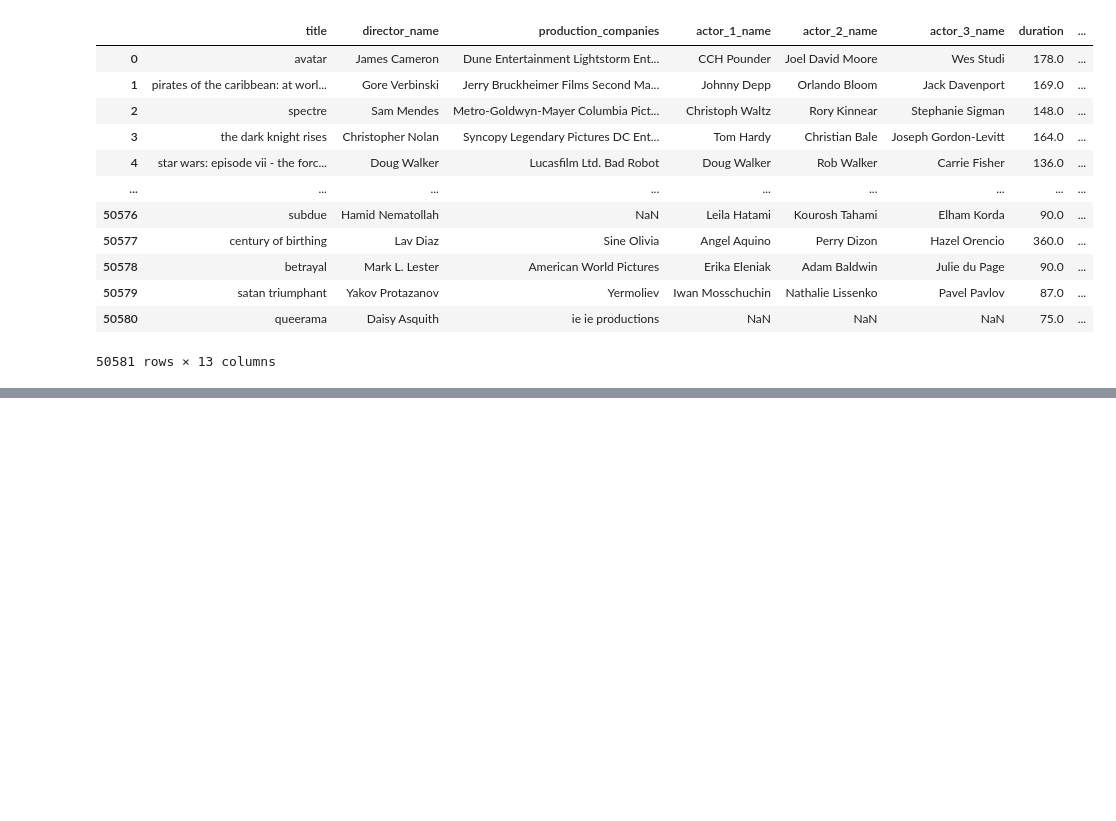
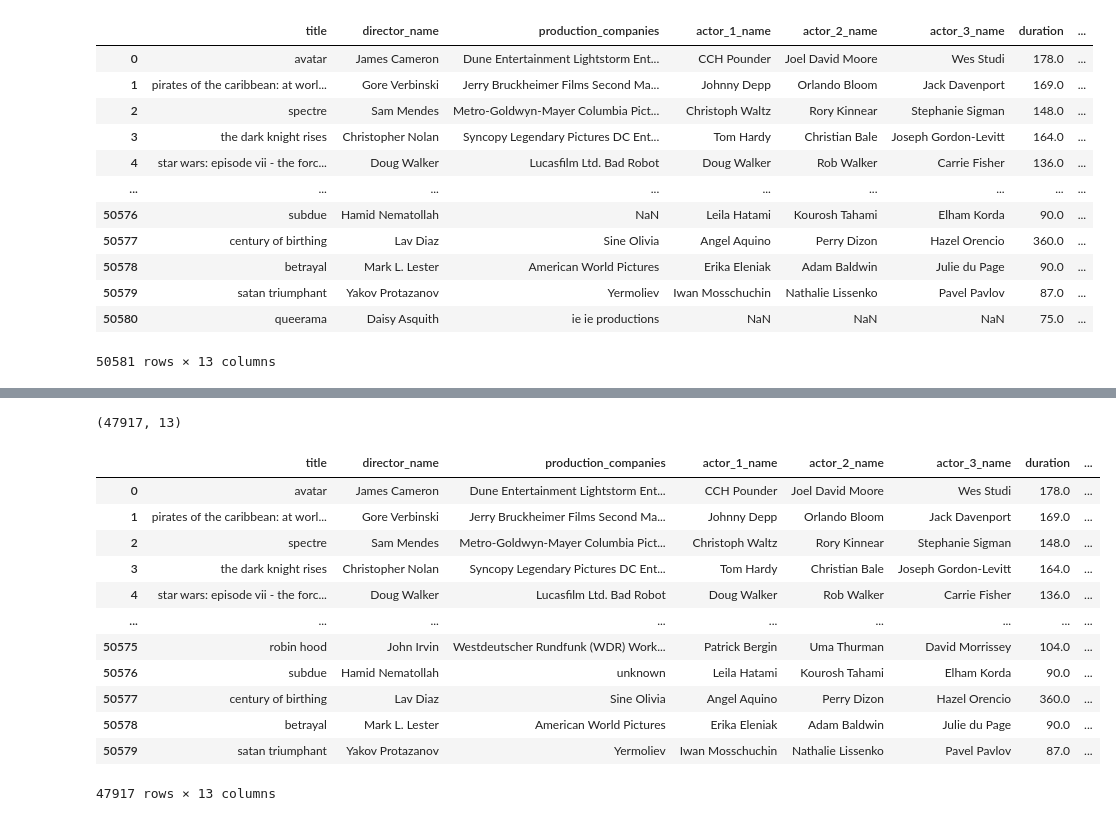
Before and after one commit to remon-rakibul/movie-dataset-2023, a Jupyter notebook: data_aquisition.ipynb, the cells around one changed output, grey strips where cells are left out. Saved outputs shown, nothing was run; the diff lists cells and outputs as text; code cells hidden in the pictures; blank space fills up the shorter version.

Commit message:
fix: language column issue and removed null values

```diff
--- a/data_aquisition.ipynb
+++ b/data_aquisition.ipynb
@@ -105,11 +105,8 @@ class Get_data:
         movie_id = result[0].id
         response = requests.get(f'https://api.themoviedb.org/3/movie/{movie_id}?api_key={tmdb.api_key}')
         data_json = response.json()
-        if data_json['spoken_languages']:
-            genre_str = " "
-            for i in range(0,len(data_json['spoken_languages'])):
-                spoken_languages.append(data_json['spoken_languages'][i]['name'])
-            return genre_str.join(spoken_languages)
+        if data_json['original_language']:
+            return data_json['original_language']
         else:
             return np.NaN
 
@@ -459,8 +448,6 @@ df[df['title'].isna()]
 | 24844 | NaN | Sahim Omar Kalifa | Kehreman macid | Leila laraaj | Rikkert Van Dijck | 30 | Drama Crime | Nederlands | ... |
 | 34627 | NaN | Sahim Omar Kalifa | Kehreman macid | Leila laraaj | Rikkert Van Dijck | 30 | Drama Crime | Nederlands | ... |
 | 40710 | NaN | Sahim Omar Kalifa | Kehreman macid | Leila laraaj | Rikkert Van Dijck | 30 | Drama Crime | Nederlands | ... |
-# %%
-df.dropna(subset=['title'], inplace=True)
 # %%
 df.drop(columns=['gross'], inplace=True)
 # %%
@@ -570,0 +577,39 @@ df_mod.to_csv('data/data_filled.csv', index=False)
+# %%
+df.dropna(subset=[
+                  'title',
+                  'director_name',
+                #   'production_companies',
+                  'duration',
+                  'genres',
+                  'language',
+                  # 'country',
+                  'budget',
+                  'revenue',
+                  'year',
+                  'actor_1_name'
+                  ], inplace=True)
+# %%
+df['actor_2_name'] = df['actor_2_name'].replace(np.nan, 'unknown')
+df['actor_3_name'] = df['actor_3_name'].replace(np.nan, 'unknown')
+df['production_companies'] = df['production_companies'].replace(np.nan, 'unknown')
+df['country'] = df['country'].replace(np.nan, 'unknown')
+# %%
+df.shape
+# %% [output]
+(47917, 13)
+# %%
+df
+# %% [output]
+|  | title | director_name | production_companies | actor_1_name | actor_2_name | actor_3_name | duration | ... |
+| 0 | avatar | James Cameron | Dune Entertainment Lightstorm Ent... | CCH Pounder | Joel David Moore | Wes Studi | 178.0 | ... |
+| 1 | pirates of the caribbean: at worl... | Gore Verbinski | Jerry Bruckheimer Films Second Ma... | Johnny Depp | Orlando Bloom | Jack Davenport | 169.0 | ... |
+| 2 | spectre | Sam Mendes | Metro-Goldwyn-Mayer Columbia Pict... | Christoph Waltz | Rory Kinnear | Stephanie Sigman | 148.0 | ... |
+| 3 | the dark knight rises | Christopher Nolan | Syncopy Legendary Pictures DC Ent... | Tom Hardy | Christian Bale | Joseph Gordon-Levitt | 164.0 | ... |
+| 4 | star wars: episode vii - the forc... | Doug Walker | Lucasfilm Ltd. Bad Robot | Doug Walker | Rob Walker | Carrie Fisher | 136.0 | ... |
+| ... | ... | ... | ... | ... | ... | ... | ... | ... |
+| 50575 | robin hood | John Irvin | Westdeutscher Rundfunk (WDR) Work... | Patrick Bergin | Uma Thurman | David Morrissey | 104.0 | ... |
+| 50576 | subdue | Hamid Nematollah | unknown | Leila Hatami | Kourosh Tahami | Elham Korda | 90.0 | ... |
+| 50577 | century of birthing | Lav Diaz | Sine Olivia | Angel Aquino | Perry Dizon | Hazel Orencio | 360.0 | ... |
+| 50578 | betrayal | Mark L. Lester | American World Pictures | Erika Eleniak | Adam Baldwin | Julie du Page | 90.0 | ... |
+| 50579 | satan triumphant | Yakov Protazanov | Yermoliev | Iwan Mosschuchin | Nathalie Lissenko | Pavel Pavlov | 87.0 | ... |
+47917 rows × 13 columns
```
Also changed, not shown: parts of 13 cells of this notebook, 1 other file.
